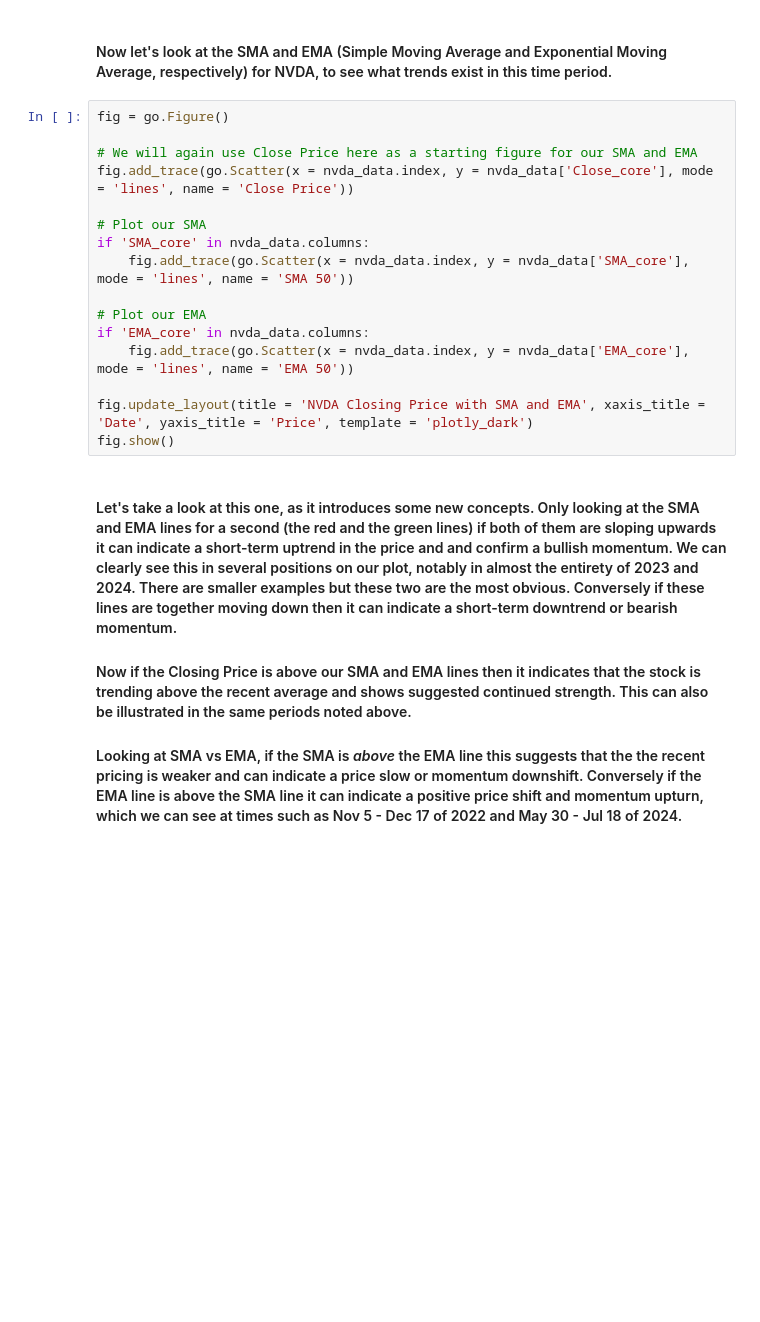
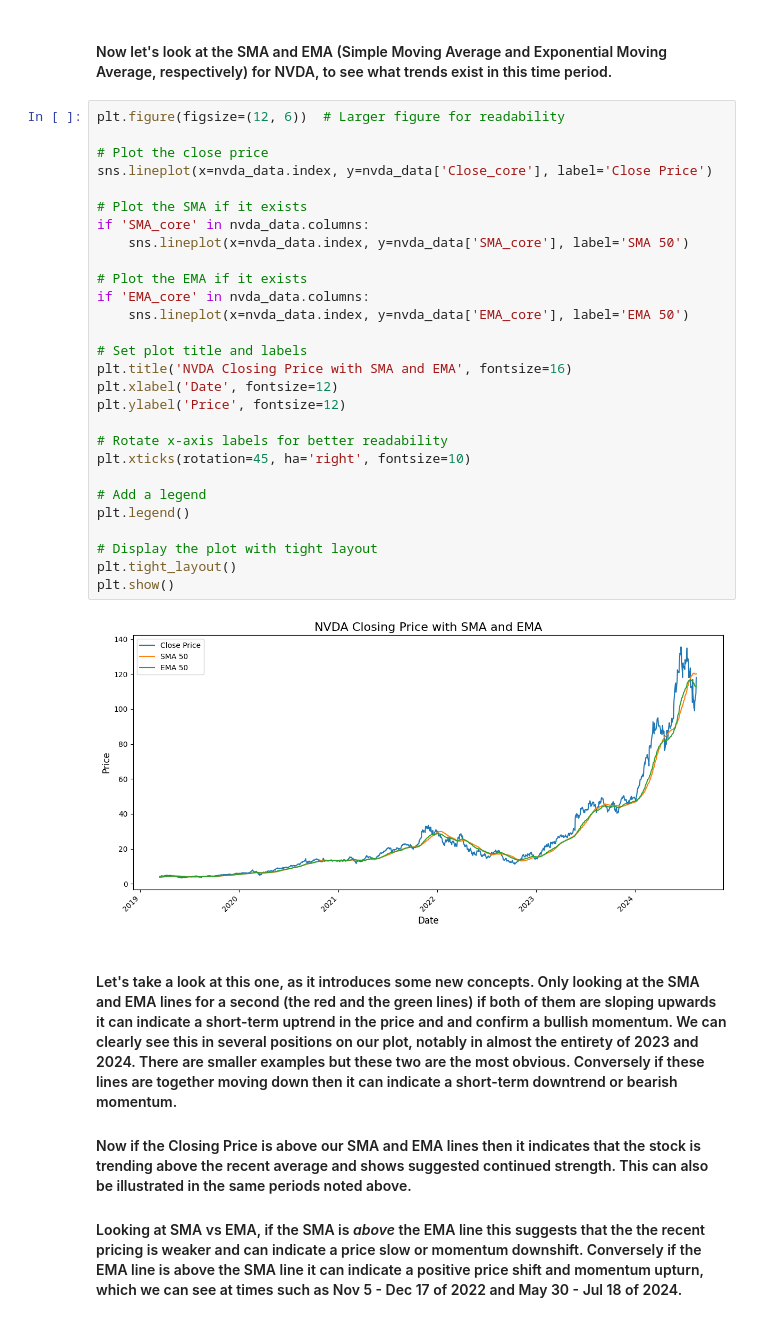
Before and after one commit to Taliwat/Portfolio-Proj-WK, a Jupyter notebook: DL-Strategies/eda/core_stock_eda_NVDA.ipynb, the cells around one changed output. Drawn from its saved outputs; the diff is of its cells as text; blank space fills up the shorter version.

```diff
--- a/DL-Strategies/eda/core_stock_eda_NVDA.ipynb
+++ b/DL-Strategies/eda/core_stock_eda_NVDA.ipynb
@@ -102,21 +133,35 @@ fig.show()
 # %% [markdown]
 #### Now let's look at the SMA and EMA (Simple Moving Average and Exponential Moving Average, respectively) for NVDA, to see what trends exist in this time period.
 # %%
-fig = go.Figure()
+plt.figure(figsize=(12, 6))  # Larger figure for readability
 
-# We will again use Close Price here as a starting figure for our SMA and EMA
-fig.add_trace(go.Scatter(x = nvda_data.index, y = nvda_data['Close_core'], mode = 'lines', name = 'Close Price'))
+# Plot the close price
+sns.lineplot(x=nvda_data.index, y=nvda_data['Close_core'], label='Close Price')
 
-# Plot our SMA
+# Plot the SMA if it exists
 if 'SMA_core' in nvda_data.columns:
-    fig.add_trace(go.Scatter(x = nvda_data.index, y = nvda_data['SMA_core'], mode = 'lines', name = 'SMA 50'))
+    sns.lineplot(x=nvda_data.index, y=nvda_data['SMA_core'], label='SMA 50')
 
-# Plot our EMA
+# Plot the EMA if it exists
 if 'EMA_core' in nvda_data.columns:
-    fig.add_trace(go.Scatter(x = nvda_data.index, y = nvda_data['EMA_core'], mode = 'lines', name = 'EMA 50'))
+    sns.lineplot(x=nvda_data.index, y=nvda_data['EMA_core'], label='EMA 50')
 
-fig.update_layout(title = 'NVDA Closing Price with SMA and EMA', xaxis_title = 'Date', yaxis_title = 'Price', template = 'plotly_dark')
-fig.show()
+# Set plot title and labels
+plt.title('NVDA Closing Price with SMA and EMA', fontsize=16)
+plt.xlabel('Date', fontsize=12)
+plt.ylabel('Price', fontsize=12)
+
+# Rotate x-axis labels for better readability
+plt.xticks(rotation=45, ha='right', fontsize=10)
+
+# Add a legend
+plt.legend()
+
+# Display the plot with tight layout
+plt.tight_layout()
+plt.show()
+# %% [output]
+[figure, added]
 # %% [markdown]
 #### Let's take a look at this one, as it introduces some new concepts.  Only looking at the SMA and EMA lines for a second (the red and the green lines) if both of them are sloping upwards it can indicate a short-term uptrend in the price and and confirm a bullish momentum.  We can clearly see this in several positions on our plot, notably in almost the entirety of 2023 and 2024.  There are smaller examples but these two are the most obvious.  Conversely if these lines are together moving down then it can indicate a short-term downtrend or bearish momentum.
 
```
Also changed, not shown: parts of 18 cells of this notebook, 6 other files.
